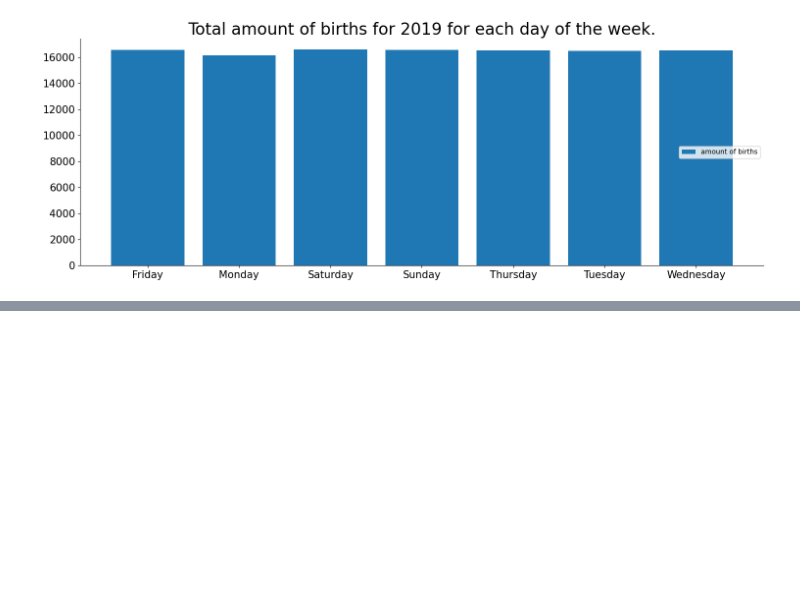
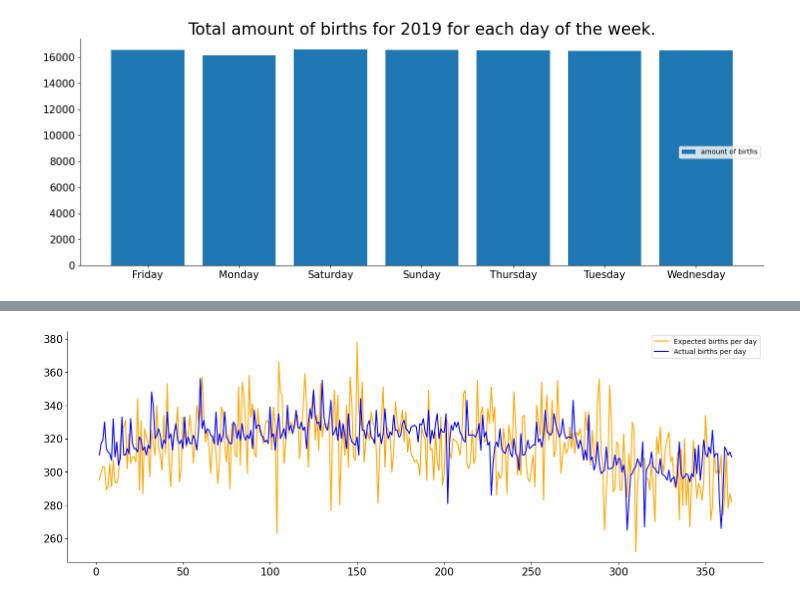
Before and after one commit to Frederic-P/exam, a Jupyter notebook: notebooks/examen_deel1.ipynb, the cells around one changed output, grey strips where cells are left out. Cells and saved outputs as stored; diff of their text form; code cells hidden in the pictures; blank space fills up the shorter version.

```diff
--- a/notebooks/examen_deel1.ipynb
+++ b/notebooks/examen_deel1.ipynb
@@ -326,0 +473,34 @@ plt.show()
+# %%
+#for this we need the cleaned up dataframe with the wrong data and conventional dates removed. We can reuse 'data_extended_filtered' safely
+#the easiest is two groupbys, just to be safe we assume days where we have no expectations or no actuals, we fill them up later with 0 if needed
+day_of_year_exp = []
+expected = []
+#because of that we have a duplicate list here; if day_of_year_exp == day_of_year_act then we can skip the need to check.
+day_of_year_act = []
+actuals = []
+
+for day, df in data_extended_filtered.groupby('doy_expected'):
+    day_of_year_exp.append(day)
+    expected.append(df.shape[0])
+for day, df in data_extended_filtered.groupby('doy_birth'):
+    day_of_year_act.append(day)
+    actuals.append(df.shape[0])
+
+expectations = pd.DataFrame({
+    'DOY': day_of_year_exp,
+    'expected': expected
+})
+observations = pd.DataFrame({
+    'DOY': day_of_year_act,
+    'actuals': actuals
+})
+# %%
+birth_frequencies = pd.merge(expectations, observations, on='DOY')
+# %%
+fig, ax = plt.subplots()
+ax.plot(birth_frequencies.DOY, birth_frequencies['expected'], label='Expected births per day', color = 'orange')
+ax.plot(birth_frequencies.DOY, birth_frequencies['actuals'], label='Actual births per day', color = 'blue')
+plt.legend()
+plt.show()
+# %% [output]
+[figure, added]
```
Also changed, not shown: parts of 29 cells of this notebook, 2 other files.
